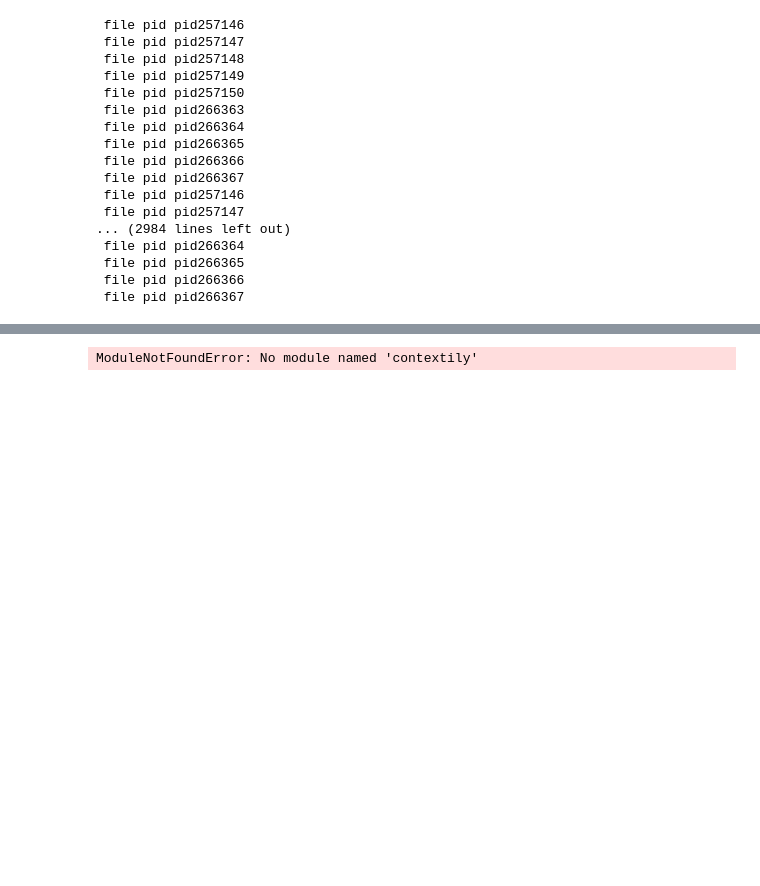
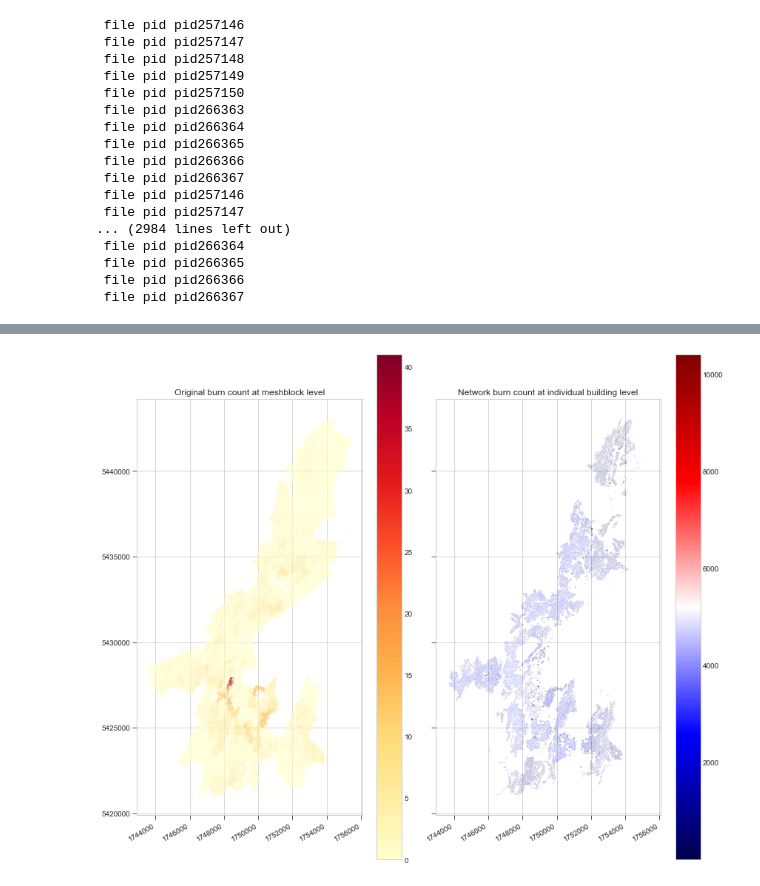
Before and after one commit to 37stu37/FFE, a Jupyter notebook: FFEpostProcessingPidParallel.ipynb, the cells around one changed output, grey strips where cells are left out. Cells and saved outputs as stored; diff of their text form; code cells hidden in the pictures; blank space fills up the shorter version.

```diff
--- a/FFEpostProcessingPidParallel.ipynb
+++ b/FFEpostProcessingPidParallel.ipynb
@@ -144,30 +158,30 @@ KeyboardInterrupt:
 # %%
 import matplotlib.pyplot as plt
 import seaborn as sns
-import contextily as ctx
+# import contextily as ctx
 %matplotlib inline
 plt.style.use('seaborn-whitegrid')
 
 FinnMeshblockShape = gpd.read_file(pathShapefile / 'Finn_MeshBlockSummary.shp')
 countShape = gpd.read_file(pathShapefile / 'Burn3000scenarioWellington.shp')
 
 fig, (ax1, ax2) = plt.subplots(nrows=1, ncols=2, sharex=True, sharey=True, figsize=(12, 10))
 
-p1 = originalShape.plot(ax=ax1, column='WellWHV_Bu', cmap='YlOrRd', alpha=0.7, legend=True)
-ctx.add_basemap(ax1, crs=2193)
-p2 = countShape.plot(ax=ax2, column='count', cmap='YlOrRd', alpha=0.7, legend=True)
-ctx.add_basemap(ax2, crs=2193)
+FinnMeshblockShape.plot(ax=ax1, column='WellWHV_Bu', cmap='YlOrRd', alpha=0.7, legend=True)
+# ctx.add_basemap(ax1, crs=2193)
+countShape.plot(ax=ax2, column='count', cmap='seismic', alpha=0.7, legend=True)
+# ctx.add_basemap(ax2, crs=2193)
 
 ax1.set_title('Original burn count at meshblock level')
 ax1.ticklabel_format(useOffset=False, style='plain')
 ax2.set_title('Network burn count at individual building level')
 ax2.ticklabel_format(useOffset=False, style='plain')
 ax1.tick_params(direction='out', length=6)
 ax2.tick_params(direction="out", length=6)
 
 fig.autofmt_xdate()
 plt.tight_layout()
 plt.savefig(pathShapefile / 'ComparisonGISvsNetwork_3000Burn.png', dpi=600)
 plt.show()
 # %% [output]
-ModuleNotFoundError: No module named 'contextily'
+[figure, added]
```
Also changed, not shown: parts of 5 cells of this notebook, 1 other file.
